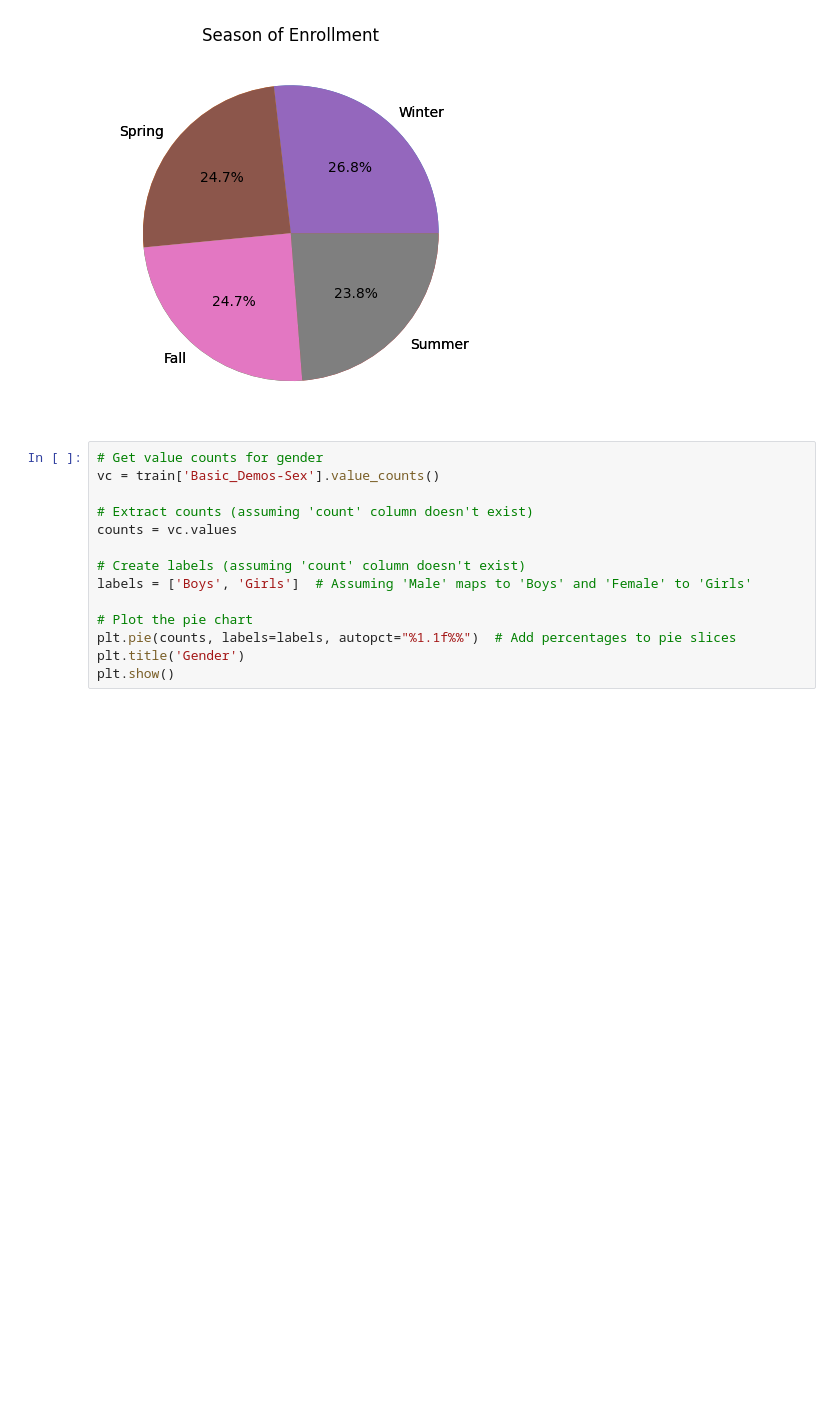
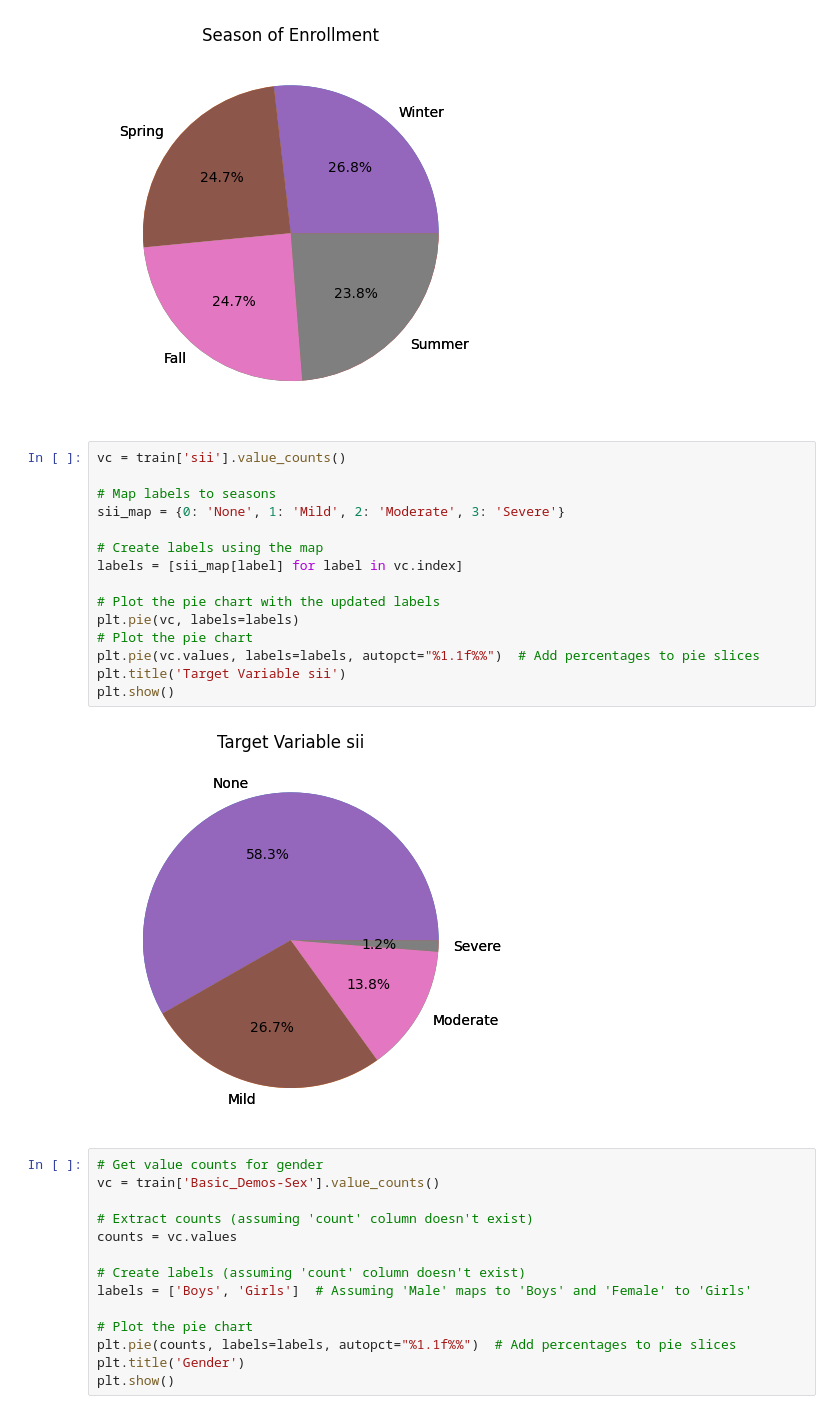
Before and after one commit to TaimourNazar/Child-Mind-Institute-Problematic-Internet-Use, a Jupyter notebook: Blend XGB LGBM_EDA_CMI Internet Usage.ipynb, the cells around one changed output. Cells and saved outputs as stored; diff of their text form; blank space fills up the shorter version.

```diff
--- a/Blend XGB LGBM_EDA_CMI Internet Usage.ipynb
+++ b/Blend XGB LGBM_EDA_CMI Internet Usage.ipynb
@@ -192,6 +192,23 @@ plt.title('Season of Enrollment')
 plt.show()
 # %% [output]
 [figure]
+# %%
+vc = train['sii'].value_counts()
+
+# Map labels to seasons
+sii_map = {0: 'None', 1: 'Mild', 2: 'Moderate', 3: 'Severe'}
+
+# Create labels using the map
+labels = [sii_map[label] for label in vc.index]
+
+# Plot the pie chart with the updated labels
+plt.pie(vc, labels=labels)
+# Plot the pie chart
+plt.pie(vc.values, labels=labels, autopct="%1.1f%%")  # Add percentages to pie slices
+plt.title('Target Variable sii')
+plt.show()
+# %% [output]
+[figure, added]
 # %%
 # Get value counts for gender
 vc = train['Basic_Demos-Sex'].value_counts()
```
Also changed, not shown: parts of 3 cells of this notebook.
